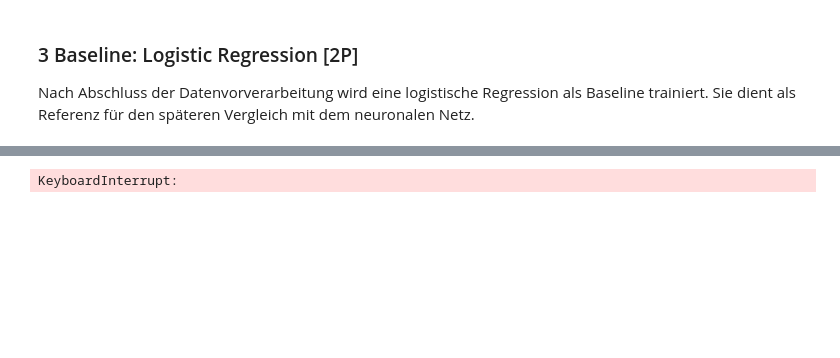
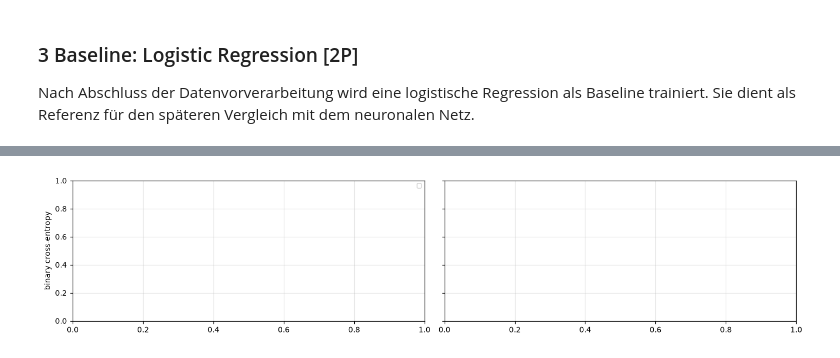
Before and after one commit to Marcinho2107/KIGW, a Jupyter notebook: ue1/ue1_elbischger_krauss.ipynb, the cells around one changed output, grey strips where cells are left out. Cells and saved outputs as stored; diff of their text form; code cells hidden in the pictures; blank space fills up the shorter version.

```diff
--- a/ue1/ue1_elbischger_krauss.ipynb
+++ b/ue1/ue1_elbischger_krauss.ipynb
@@ -302,6 +302,9 @@ display(diabetes)
 #fehlende Fachrichtung und Versicherung als "IS_MISSING" eintragen
 diabetes["medical_specialty"] = diabetes["medical_specialty"].fillna("IS_MISSING")
 diabetes["payer_code"] = diabetes["payer_code"].fillna("IS_MISSING")
+#Fhelende Werte bei den Spalten max_glu_serum und A1Cresult als IS_MISSING eintragen
+diabetes["max_glu_serum"] = diabetes["max_glu_serum"].fillna("IS_MISSING")
+diabetes["A1Cresult"] = diabetes["A1Cresult"].fillna("IS_MISSING")
 # %% [output]
 |  | encounter_id | patient_nbr | race | gender | age | admission_type_id | discharge_disposition_id | ... |
 | 1 | 149190 | 55629189 | Caucasian | Female | [10-20) | 1 | 1 | ... |
@@ -678,13 +681,13 @@ shapes: (56812, 218) (14151, 218) (23676, 218)
 Nach Abschluss der Datenvorverarbeitung wird eine logistische Regression als Baseline trainiert. Sie dient als Referenz für den späteren Vergleich mit dem neuronalen Netz.
 # %%
 logreg_model = LogisticRegression(max_iter=2000) #max_iter=2000 -> maximale Anzahl an Iterationen für ermittlung der Gewichte
-logreg_model.fit(X_train, y_train) #Modelltraining mit Trainingsdaten -> ermittelt Gewichte der Features
+logreg_model.fit(X_train, Y_train) #Modelltraining mit Trainingsdaten -> ermittelt Gewichte der Features
 
 probability_val_lr = logreg_model.predict_proba(X_val)[:, 1] #Ermittelt die Wahrscheinlichkeit für die positive Klasse (1) für jeden Datensatz im Validierungsset
 probability_test_lr = logreg_model.predict_proba(X_test)[:, 1] #[:, 1] -> p für die positive Klasse (Wiederaufnahme)
 
 print("Logistische Regression:   validation-AUROC %.4f   test-AUROC %.4f"
-      % (roc_auc_score(y_val, probability_val_lr), roc_auc_score(Y_test, probability_test_lr)))
+      % (roc_auc_score(Y_val, probability_val_lr), roc_auc_score(Y_test, probability_test_lr)))
 
 print("Probabilities for the first 5 test samples:\n ", probability_test_lr[:5].round(4))
 # %% [output]
@@ -697,25 +704,32 @@ Im nächsten Schirtt wird mit dem Training einens neuronalen Netzes begonnen. Hi
 # %%
 n_features = X_train.shape[1]   #Anzahl der Features -> X_Train = nummerische Matrix
 
-#Funktion für die Architektur des neuronalen Netzes definieren mit L2 Regularizierung und Dropout
-def build_reg(hidden=64, p_drop=0.0, l2=0.1):
-    # add L2 regularization to the kernel of the Dense layers if l2 > 0
-    # Wenn l2 ungleich 0 ist, einen L2-Regularisierer erstellen.
-    # Bei l2=0 wird None verwendet, also keine L2-Regularisierung.
+#Funktion für die Architektur des neuronalen Netzes definieren mit Standard ohne L2 Regularizierung und Dropout
+def build_reg(hidden=8, p_drop=0.0, l2=0.0, optimizer="adam"): #optimizer=adam/sgd
+    # Bei l2=0 wird None verwendet, also keine L2-Regularisierung, gleich bei p_drop.
     reg = keras.regularizers.l2(l2) if l2 else None     #DAS IST L2 nicht 12 XD
 
     #Modellarchitektur definieren
     m = keras.Sequential([
         layers.Input(shape=(n_features,)),
         layers.Dense(hidden, activation="relu", kernel_regularizer=reg),    #hidden-Neurone und Relu für nichtlineare ZUsamenhang; kerne_reg -> L2-Regularisierung für die Gewichte
-        # Dropout auf die Ausgaben
+            # Dropout auf die Ausgaben
         layers.Dropout(p_drop),
         layers.Dense(hidden // 2, activation="relu", kernel_regularizer=reg),
         layers.Dropout(p_drop),
         layers.Dense(1), # Ein Ausgabeneuron ohne Aktivierung -> liefert Logit.
     ])
+
+    #Auswahl des Optimizer
+    if optimizer == "adam":
+        opt = keras.optimizers.Adam(learning_rate=1e-3)
+    elif optimizer == "sgd":
+        opt = keras.optimizers.SGD(learning_rate=1e-3, momentum=0.9)
+    else:
+        raise ValueError("Unbekannter Optimierer: " + optimizer)
+
     #Festlegen wie trainiern und optimiert wird
-    m.compile(optimizer=keras.optimizers.Adam(1e-3),    #Adam-Optimierer(Anpassung Gewichte) mit Lernrate (in Klammer)
+    m.compile(optimizer=opt,    #Adam-Optimierer(Anpassung Gewichte) mit Lernrate (in Klammer)
               loss=keras.losses.BinaryCrossentropy(from_logits=True),   #BinaryCrossentropy -> vergleicht die vom Modell ausgegebene Wahrscheinlichkeit (zwischen 0 und 1) mit dem echten Label
                                                                         #Je weiter Vorhersage von der tatsächlichen Klasse abweicht, desto höher ist der Verlust (Loss).
               metrics=[keras.metrics.AUC(from_logits=True, name="auc")])
@@ -723,37 +737,74 @@ def build_reg(hidden=64, p_drop=0.0, l2=0.1):
 
 # Funktion zur Berechnung der Wahrscheinlichkeiten für die positive Klasse (1) aus den Outcome Logits des Modells
 def probs(model, A):
     return 1 / (1 + np.exp(-model.predict(A, verbose=0).ravel()))
 
 # Funktion für Modelltraining und Evaluierung auf dem Validierungsset -> einfacher mehrere Trainings mit unterschiedlichen  Parametern
 # mit unterschiedlichen Regularisierungen
-def run_reg(label, epochs=200, early=False, **kw): # epochs: maximale Anzahl Durchläufe durch die Trainingsdaten
+def run_reg(label, epochs=50, early=False, **kw): # epochs: maximale Anzahl Durchläufe durch die Trainingsdaten
                                                    # **kw allows passing additional keyword arguments to build_reg ()
     keras.utils.set_random_seed(SEED)       #für reproduzierbare und vergleichbare Trainigs; Zufallswert für Initioalisierung der Gewichte
     m = build_reg(**kw)     #aufruf der oberen Funktion zur Erstellung eines Modells
 
     cbs = []    # define callbacks for early stopping if early=True
     if early:
         cbs = [keras.callbacks.EarlyStopping(monitor="val_auc", mode="max",    # Validierungsauroc überwache -> je höher deso besser
                                              patience=20, # Anzahl der Epochen bei der sich die Aroc nicht ändert -> dann stoppen
                                              restore_best_weights=True)]    #dann Gewichte der besten Auroc wiederherstellen
 
+    #Kostenfür die Traiingsklassendefinieren
+    class_weights = { 0: 1.0,
+                      1: 2.0    #übersehene Wiederaufnahmen stärker bestrafen (weil der Trainingsteil nur 11% ist)
+                    }
     #Mit m.fit das Modell trainiern (x&Y = Fetures und Zielwerte); validationDate zur Validierung nach jeder Epoche
     h = m.fit(X_train, y_train_f, validation_data=(X_val, y_val_f), epochs=epochs,
-              batch_size=32, verbose=0, callbacks=cbs)      #batch -> blockweiser Trainingsdatensatz ; vorbose = Fortschrittsanzeige
+              batch_size=300, verbose=0, callbacks=cbs   #batch -> blockweiser Trainingsdatensatz ; vorbose = Fortschrittsanzeige
+              )      #class_weight=class_weights
 
     auc = roc_auc_score(Y_val, probs(m, X_val))     #Wahrscheinlichkeiten berechnen (probs) und mit tatsächlichen Y_val vergelichm
 
     # Versuchsname, Modell, Trainingshistorie und Validierungs-AUROC zurückgeben.
     return label, m, h, auc
 
+#4a optimale hidden Layers
+# runs = [
+#     run_reg("Basis (4/2)"),
+#     run_reg("4/2 Hidden Neurons", p_drop=0.4, early=True),
+#     run_reg("Basis (8/4)", hidden=8),
+#     run_reg("8/4 Hidden Neurons", hidden=8, p_drop=0.4, early=True)
+# ]
+
+#4b -> optimale Regularizierung HIDDEN ANPASSEN
 runs = [
-    run_reg("no regularization"),
-    run_reg("L2 = 1e-2",        l2=1e-2),
-    run_reg("dropout = 0.4",    p_drop=0.4),
-    run_reg("early stopping",   early=True),
+   # run_reg("no regularization"),
+    #run_reg("L2 = 1e-3",        l2=1e-3),
+    #run_reg("dropout = 0.4",    p_drop=0.4),
+    #run_reg("early stopping",   early=True),
+   # run_reg("L2 = 1e-3 & early stopping",        l2=1e-3, early=True),
+    #run_reg("dropout = 0.4 & early stopping",    p_drop=0.4, early=True),
 ]
+
+#4c -> Vergleich zwischen adam und sgd HIDDEN ANPASSEN
+# runs = [
+#     run_reg("L2 = 1e-3 opt=ADAM",       l2=1e-3, early=True, optimizer="adam"),
+#     run_reg("L2 = 1e-3 opt=SGD",        l2=1e-3, early=True, optimizer="sgd")
+# ]
+
+#finales trainiertes Modell mit 8/4
+final = run_reg("L2 = 1e-3 & early stopping", l2=1e-3, early=True)
+
 for label, _, h, auc in runs:
     print(f"{label:<20}  epochs run {len(h.history['loss']):>3}   val AUROC {auc:.4f}")
+
+
+#Ausgabe der Plots
+fig, axes = plt.subplots(1, 2, figsize=(13, 2.9), sharey=True)
+for ax, (label, _, h, auc) in zip(axes, runs):
+    ax.plot(h.history["loss"], color="0.3", lw=1.4, label="train")
+    ax.plot(h.history["val_loss"], color="#b53a36", lw=1.4, label="validation")
+    ax.set_title(f"{label}\nval AUROC {auc:.3f}", fontsize=8)
+    ax.set_xlabel("epoch")
+axes[0].set_ylabel("binary cross-entropy"); axes[0].legend(fontsize=7)
+plt.tight_layout(); plt.show()
 # %% [output]
-KeyboardInterrupt:
+[figure, added]
```
Also changed, not shown: parts of 7 cells of this notebook.
